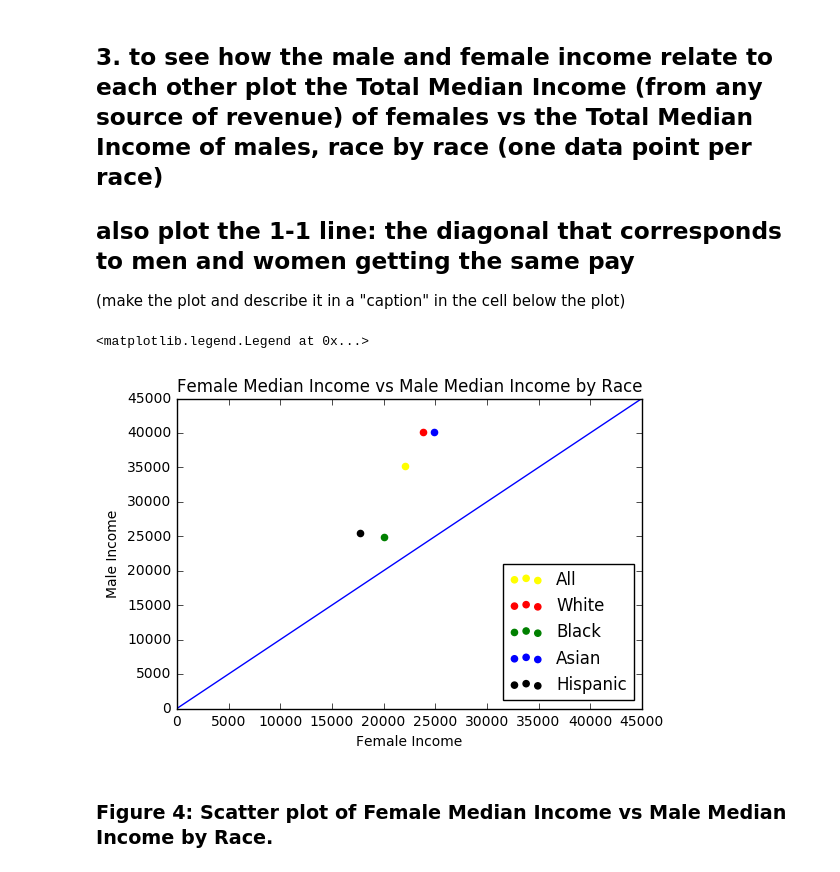
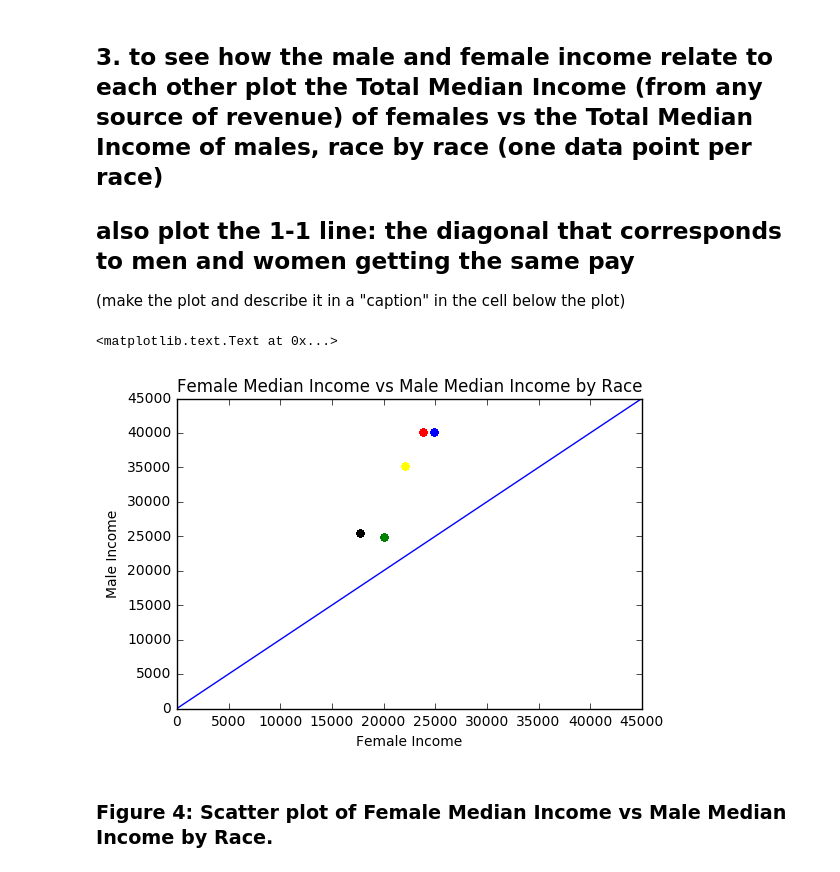
Before and after one commit to tashay/PUI2016_tg1478, a Jupyter notebook: HW5_tg1478/HW5_2_tg1478.ipynb, the cells around one changed output. Saved outputs shown, nothing was run; the diff lists cells and outputs as text; code cells hidden in the pictures.

Commit message:
Added for loops for median income scatter plot.

```diff
--- a/HW5_tg1478/HW5_2_tg1478.ipynb
+++ b/HW5_tg1478/HW5_2_tg1478.ipynb
@@ -249,42 +249,44 @@ fig = pd.scatter_matrix(allfemales['all']
 ## also plot the 1-1 line: the diagonal that corresponds to men and women getting the same pay
 
 (make the plot and describe it in a "caption" in the cell below the plot)
-# %%
-##plotting the Total median income by race
-##pl.scatter...
-
-male_all_median = allmales['all'][u'Median income'][1]
-male_white_median = allmales['white'][u'Median income'][1]
-male_black_median = allmales['black'][u'Median income'][1]
-male_asian_median = allmales['asian'][u'Median income'][1]
-male_hisp_median = allmales['hispanic'][u'Median income'][1]
-
-female_all_median = allfemales['all'][u'Median income'][1]
-female_white_median = allfemales['white'][u'Median income'][1]
-female_black_median = allfemales['black'][u'Median income'][1]
-female_asian_median = allfemales['asian'][u'Median income'][1]
-female_hisp_median = allfemales['hispanic'][u'Median income'][1]
-
-fig = plt.figure()
-ax = fig.add_subplot(111)
-
-ax.scatter(x = female_all_median, y = male_all_median, color = 'yellow', label = 'All')
-ax.scatter(x = female_white_median, y = male_white_median, color = 'red', label = 'White')
-ax.scatter(x = female_black_median , y = male_black_median, color = 'green', label = 'Black')
-ax.scatter(x = female_asian_median , y = male_asian_median, color = 'blue', label = 'Asian')
-ax.scatter(x = female_hisp_median , y = male_hisp_median, color = 'black', label = 'Hispanic')
-
-pl.plot([0,50000],[0,50000])
-pl.xlim(0,45000)
-pl.ylim(0,45000)
-
-ax.set_title('Female Median Income vs Male Median Income by Race')
-ax.set_xlabel('Female Income')
-ax.set_ylabel('Male Income')
-ax.legend(loc = 'lower right')
-# %% [output]
-<matplotlib.legend.Legend at 0x...>
-[figure, removed]
+# %%
+##plotting the Total median income by race
+##pl.scatter...
+
+m_median_income = []
+f_median_income = []
+
+race = ['all','white','black','asian','hispanic']
+color = ['yellow','red','green','blue','black']
+label = ['All','White','Black','Asian','Hispanic']
+
+for i in race:
+    m_median = allmales[i][u'Median income'][1]
+    m_median_income.append(m_median)
+    f_median = allfemales[i][u'Median income'][1]
+    f_median_income.append(f_median)
+
+
+fig = plt.figure()
+ax = fig.add_subplot(111)
+
+for i in range (len(f_median_income)):
+    for i in range (len(m_median_income)):
+        for i in range (len(color)):
+            for i in range (len(race)):
+                ax.scatter (x = f_median_income[i], y = m_median_income[i], color = color[i], label = race[i])
+
+pl.plot([0,50000],[0,50000])
+pl.xlim(0,45000)
+pl.ylim(0,45000)
+
+ax.set_title('Female Median Income vs Male Median Income by Race')
+ax.set_xlabel('Female Income')
+ax.set_ylabel('Male Income')
+#ax.legend()
+# %% [output]
+<matplotlib.text.Text at 0x...>
+[figure, added]
 # %% [markdown]
 ### Figure 4: Scatter plot of Female Median Income vs Male Median Income by Race.
 # %% [markdown]
```
